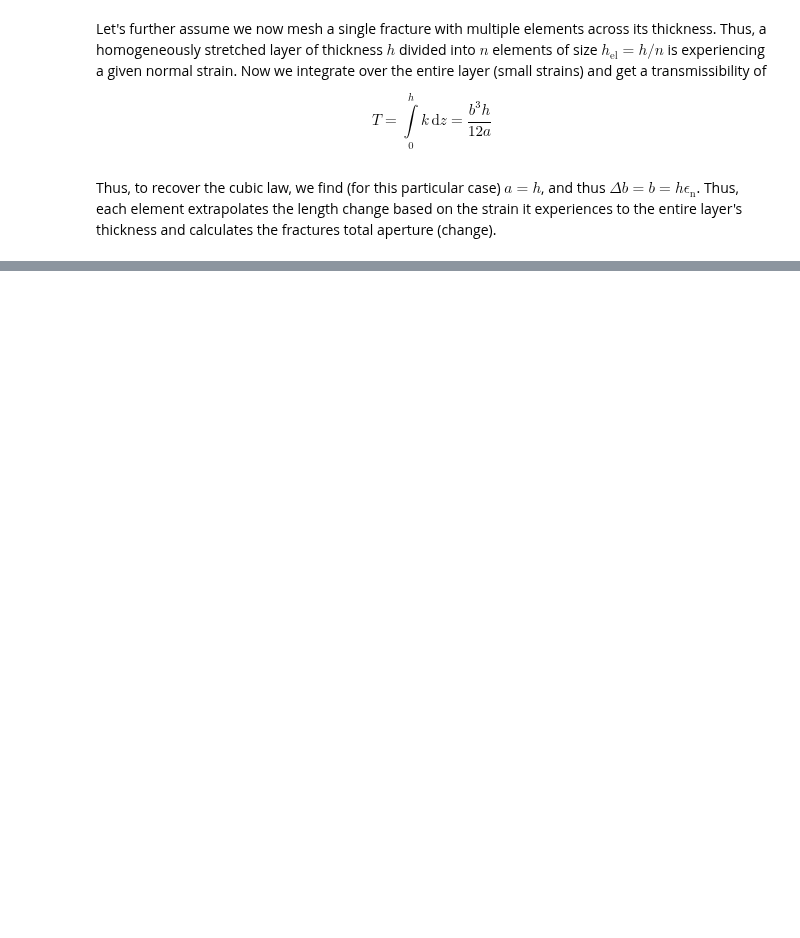
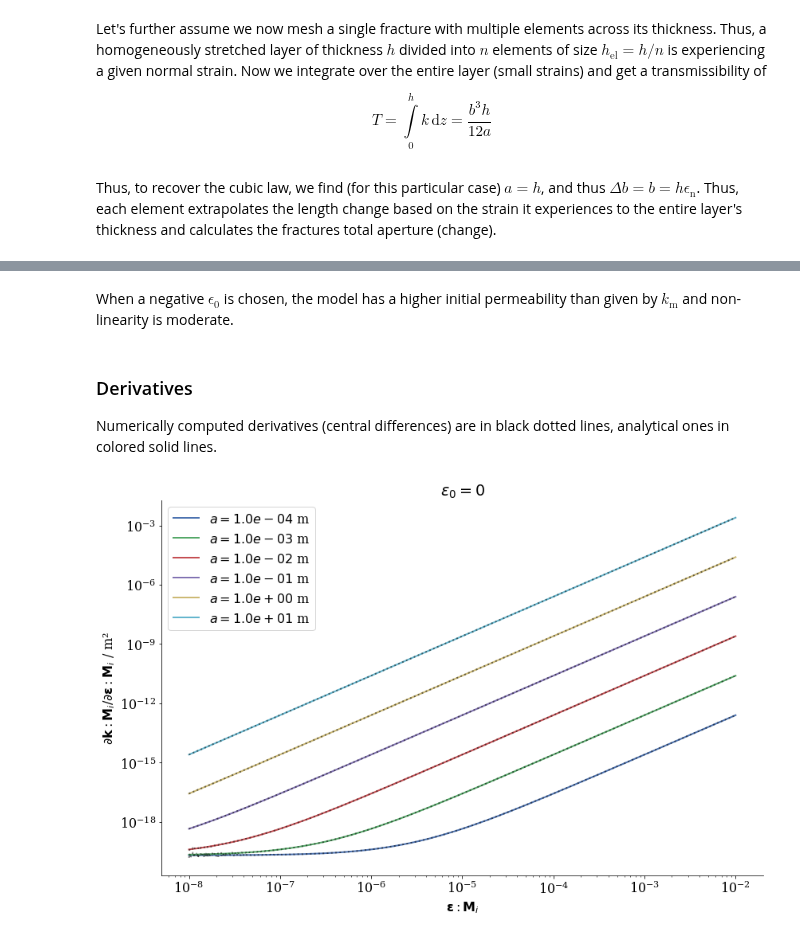
Before and after one commit to nagelt/MechanicsTrainingCourse2020, a Jupyter notebook: SingleFrac_EFP_vs_LIE/perm_model.ipynb, the cells around one changed output, grey strips where cells are left out. Drawn from its saved outputs; the diff is of its cells as text; code cells hidden in the pictures; blank space fills up the shorter version.

```diff
--- a/SingleFrac_EFP_vs_LIE/perm_model.ipynb
+++ b/SingleFrac_EFP_vs_LIE/perm_model.ipynb
@@ -85,0 +132,22 @@ Thus, to recover the cubic law, we find (for this particular case) $a = h$, and
+# %% [markdown]
+When a negative $\epsilon_0$ is chosen, the model has a higher initial permeability than given by $k_\text{m}$ and non-linearity is moderate.
+# %% [markdown]
+### Derivatives
+
+Numerically computed derivatives (central differences) are in black dotted lines, analytical ones in colored solid lines.
+# %%
+#HIDDEN
+eps_n = np.logspace(-8,-2,1000)
+fig, ax = plt.subplots(figsize=(12,8))
+for v in a_vals:
+    ax.plot(eps_n,dkde(eps_n,v,0),label='$a= %.1e$ m' %v)
+    ax.plot(eps_n,dkde_n(eps_n,v,0),ls=':',color='black',alpha=0.5)
+ax.legend()
+ax.set_yscale('log')
+ax.set_xscale('log')
+ax.set_ylabel('$\\partial \\mathbf{k} : \\mathbf{M}_i / \\partial {\\bf{\\epsilon}} : \\mathbf{M}_i$ / m²')
+ax.set_xlabel('${\\bf{\\epsilon}} : \\mathbf{M}_i$')
+ax.set_title('$\\epsilon_0 = 0$')
+fig.tight_layout();
+# %% [output]
+[figure, added]
```
Also changed, not shown: parts of 13 cells of this notebook.
